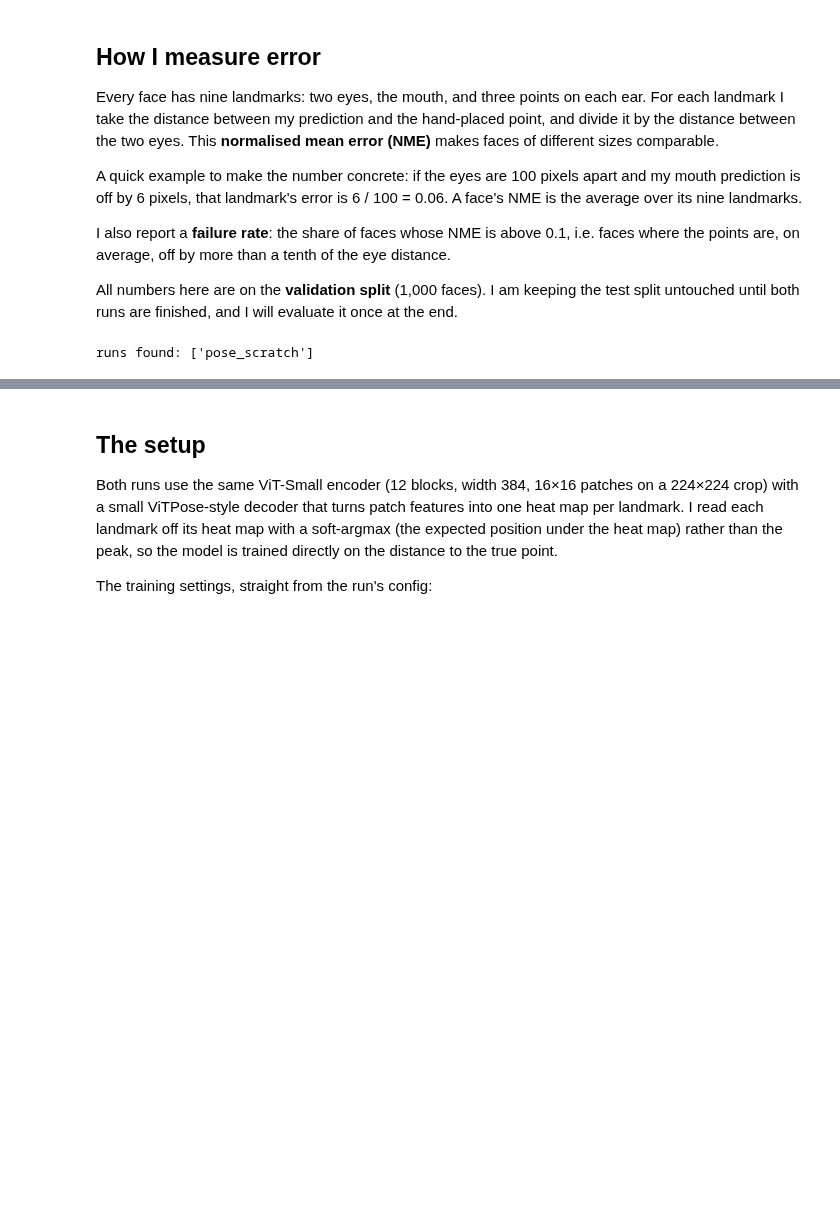
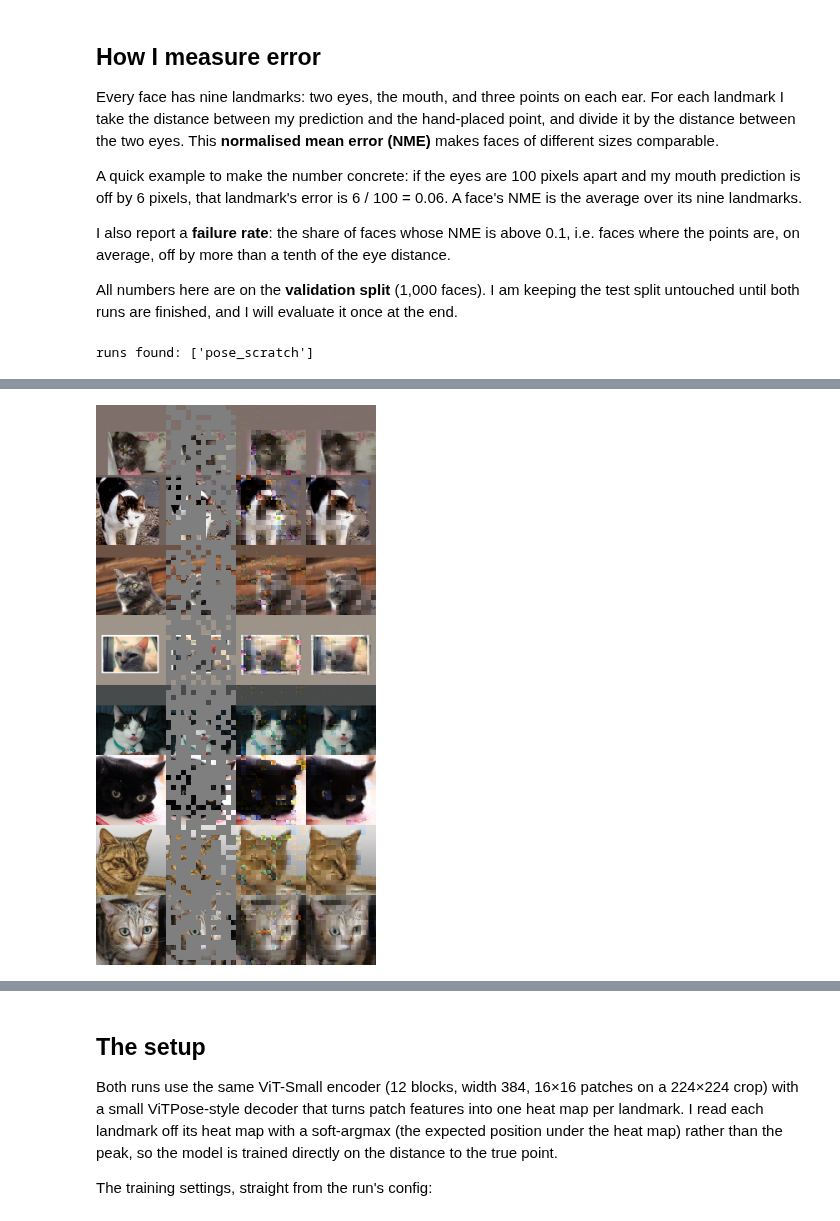
Before and after one commit to alina0607/cat-face-landmarks, a Jupyter notebook: notebooks/results.ipynb, the cells around one changed output, grey strips where cells are left out. Drawn from its saved outputs; the diff is of its cells as text; code cells hidden in the pictures; blank space fills up the shorter version.

```diff
--- a/notebooks/results.ipynb
+++ b/notebooks/results.ipynb
@@ -51,0 +84,6 @@ runs found: ['pose_scratch']
+# %%
+from IPython.display import Image as ShowImage
+
+ShowImage(filename=str(RESULTS / "mae" / "reconstructions.png"), width=600)
+# %% [output]
+[figure, added]
```
Also changed, not shown: parts of 5 cells of this notebook, 3 other files.
